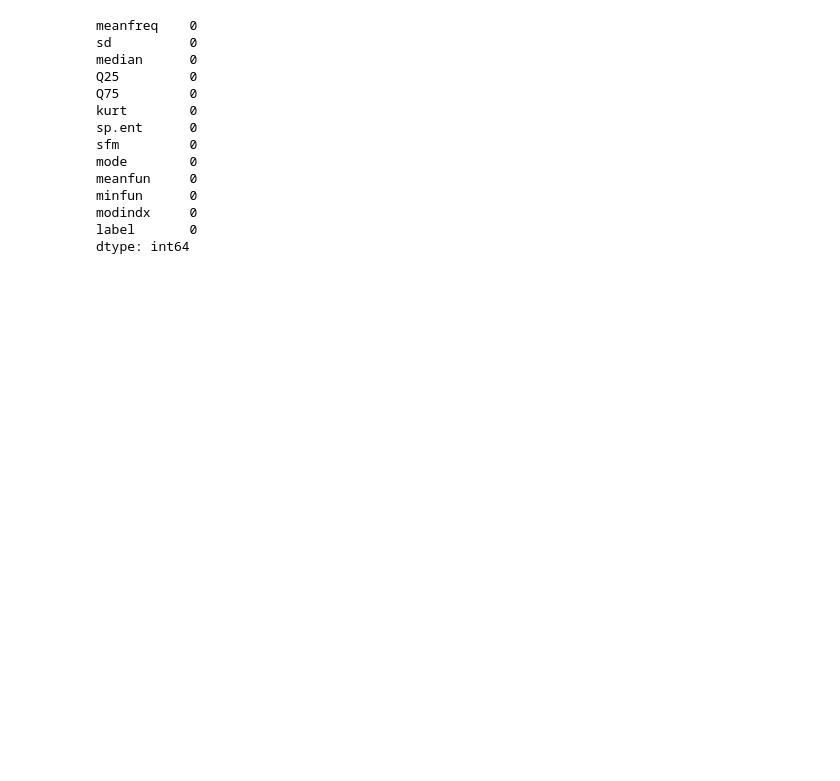
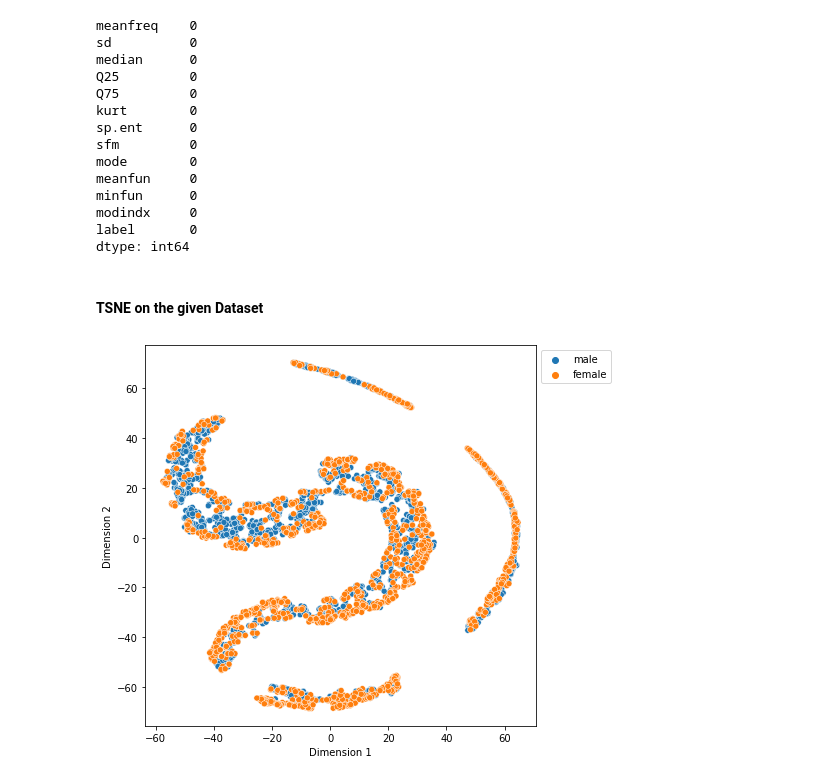
Before and after one commit to devKhush/Machine-Learning-Project-Gender-Recognition-From-Voice, a Jupyter notebook: src/EDA_after_feature_selection.ipynb, the cells around one changed output. Drawn from its saved outputs; the diff is of its cells as text; code cells hidden in the pictures; blank space fills up the shorter version.

Commit message:
TSNE + ROC&AUC done

```diff
--- a/src/EDA_after_feature_selection.ipynb
+++ b/src/EDA_after_feature_selection.ipynb
@@ -204,3 +204,5 @@ minfun      0
 modindx     0
 label       0
 dtype: int64
+# %% [markdown]
+#### TSNE on the given Dataset
@@ -206,0 +211,15 @@ dtype: int64
+# %%
+x = df.drop('label', axis=1)
+y = df['label']
+
+model = TSNE(n_components=2, random_state=49)
+TSNE_Dataset = model.fit_transform(x)
+
+tsne_data = pd.DataFrame(data=TSNE_Dataset, columns=['Dimension 1','Dimension 2'])
+tsne_data['label'] = df['label']
+# %%
+plt.figure(figsize=(7,7));
+sns.scatterplot(x='Dimension 1', y='Dimension 2', hue='label', data=tsne_data)
+plt.legend(bbox_to_anchor=(1, 1), loc=2);
+# %% [output]
+[figure, added]
```
Also changed, not shown: parts of 4 cells of this notebook, 9 other files.
